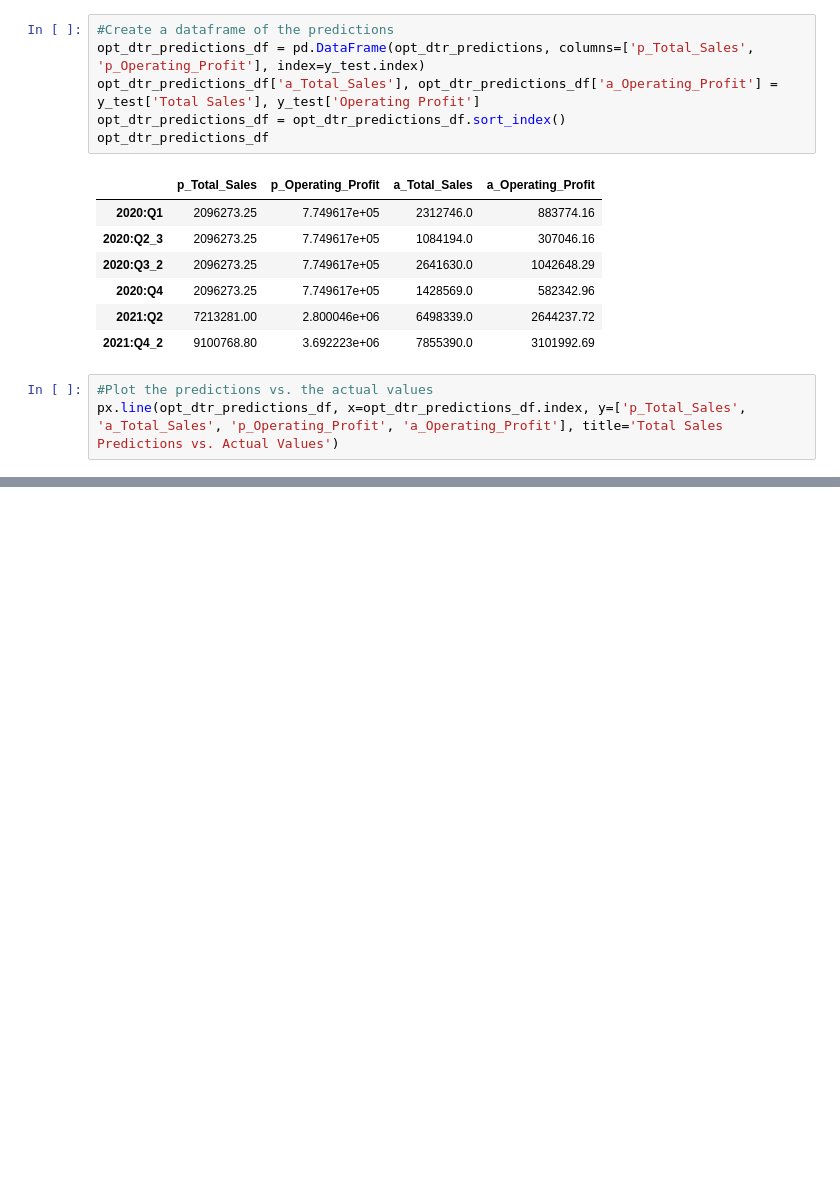
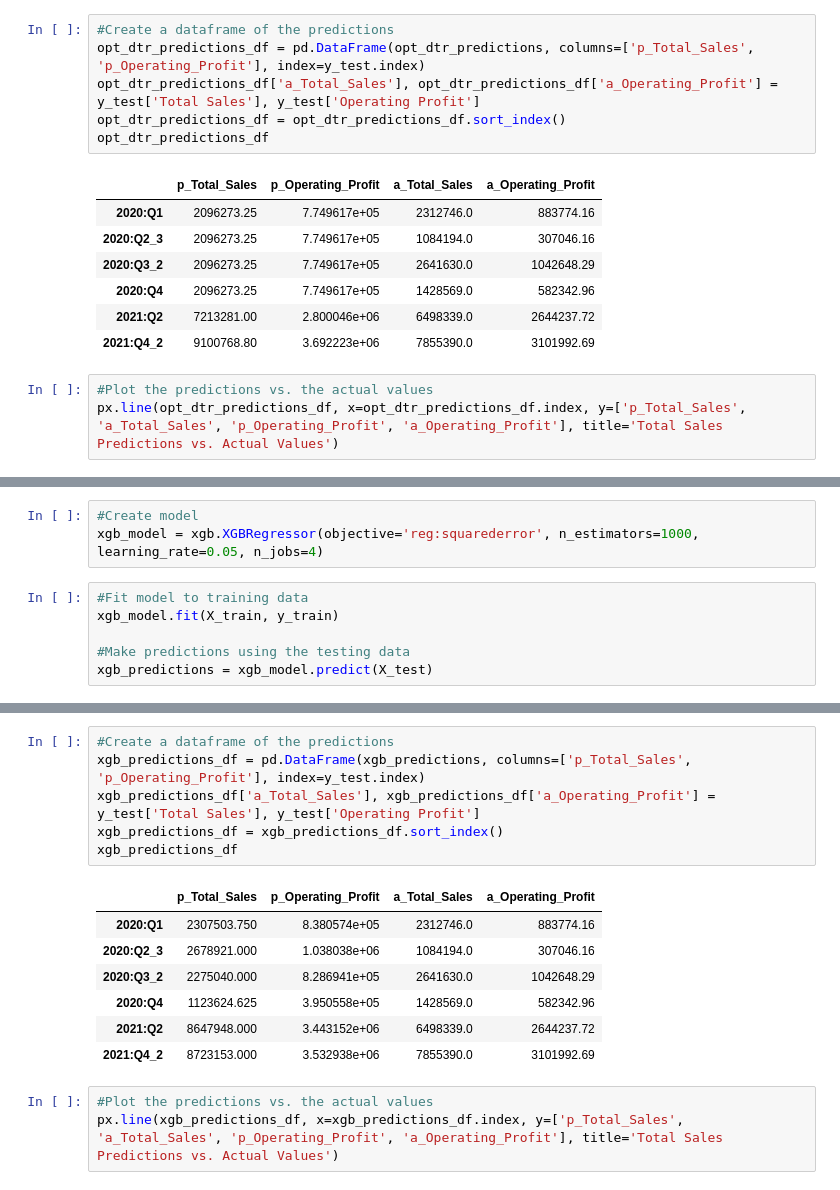
Before and after one commit to MitchellGleason/Final-Project, a Jupyter notebook: Machine Leanring Notebooks/multi_linear_reg_ML.ipynb, the cells around one changed output, grey strips where cells are left out. Cells and saved outputs as stored; diff of their text form; blank space fills up the shorter version.

```diff
--- a/Machine Leanring Notebooks/multi_linear_reg_ML.ipynb
+++ b/Machine Leanring Notebooks/multi_linear_reg_ML.ipynb
@@ -676,0 +680,9 @@ px.line(opt_dtr_predictions_df, x=opt_dtr_predictions_df.index, y=['p_Total_Sale
+# %%
+#Create model
+xgb_model = xgb.XGBRegressor(objective='reg:squarederror', n_estimators=1000, learning_rate=0.05, n_jobs=4)
+# %%
+#Fit model to training data
+xgb_model.fit(X_train, y_train)
+
+#Make predictions using the testing data
+xgb_predictions = xgb_model.predict(X_test)
@@ -676,0 +699,17 @@ px.line(opt_dtr_predictions_df, x=opt_dtr_predictions_df.index, y=['p_Total_Sale
+# %%
+#Create a dataframe of the predictions
+xgb_predictions_df = pd.DataFrame(xgb_predictions, columns=['p_Total_Sales', 'p_Operating_Profit'], index=y_test.index)
+xgb_predictions_df['a_Total_Sales'], xgb_predictions_df['a_Operating_Profit'] = y_test['Total Sales'], y_test['Operating Profit']
+xgb_predictions_df = xgb_predictions_df.sort_index()
+xgb_predictions_df
+# %% [output]
+|  | p_Total_Sales | p_Operating_Profit | a_Total_Sales | a_Operating_Profit |
+| 2020:Q1 | 2307503.750 | 8.380574e+05 | 2312746.0 | 883774.16 |
+| 2020:Q2_3 | 2678921.000 | 1.038038e+06 | 1084194.0 | 307046.16 |
+| 2020:Q3_2 | 2275040.000 | 8.286941e+05 | 2641630.0 | 1042648.29 |
+| 2020:Q4 | 1123624.625 | 3.950558e+05 | 1428569.0 | 582342.96 |
+| 2021:Q2 | 8647948.000 | 3.443152e+06 | 6498339.0 | 2644237.72 |
+| 2021:Q4_2 | 8723153.000 | 3.532938e+06 | 7855390.0 | 3101992.69 |
+# %%
+#Plot the predictions vs. the actual values
+px.line(xgb_predictions_df, x=xgb_predictions_df.index, y=['p_Total_Sales', 'a_Total_Sales', 'p_Operating_Profit', 'a_Operating_Profit'], title='Total Sales Predictions vs. Actual Values')
```
Also changed, not shown: parts of 4 cells of this notebook.
